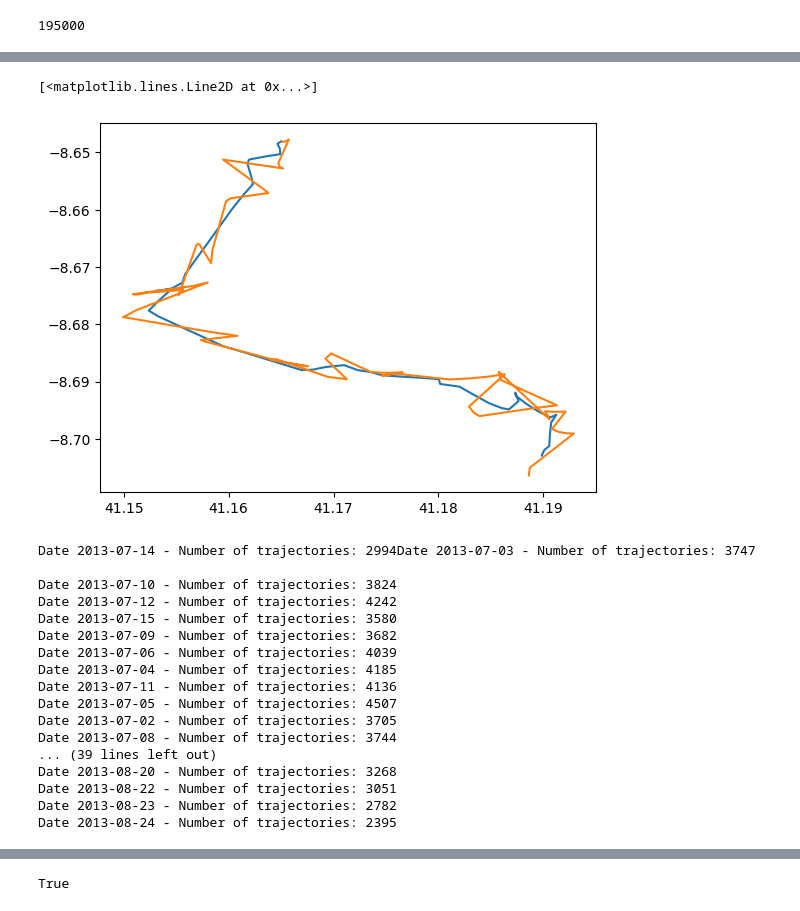
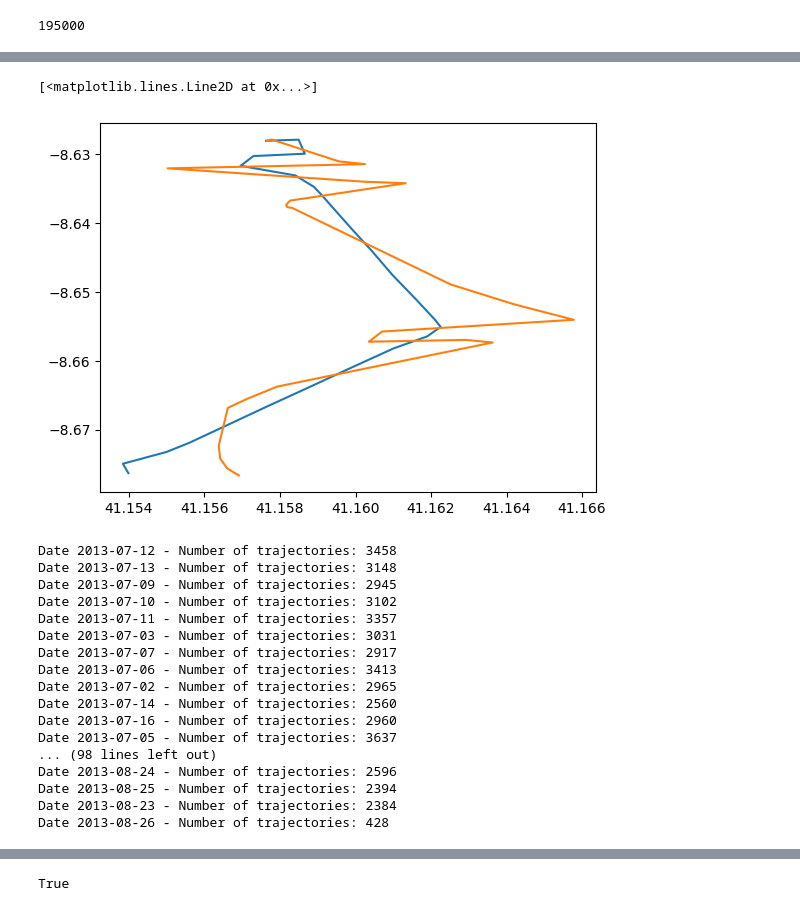
Before and after one commit to aromanrsc/APU-TrajGenPlus, a Jupyter notebook: data_preprocessing/one_set_three_tensors/process_porto_uci_protected_170_350_one_square_1000.ipynb, the cells around one changed output, grey strips where cells are left out. Saved outputs shown, nothing was run; the diff lists cells and outputs as text; code cells hidden in the pictures.

```diff
--- a/data_preprocessing/one_set_three_tensors/process_porto_uci_protected_170_350_one_square_1000.ipynb
+++ b/data_preprocessing/one_set_three_tensors/process_porto_uci_protected_170_350_one_square_1000.ipynb
@@ -38,14 +36,20 @@ POI_LON = DATA_CENTER_PORTO["lon"]
 
 working_days = ["monday", "tuesday", "wednesday", "thursday", "friday", "saturday", "sunday"]
 # %%
-FILE_PROTECTED = "../datasets/PaperResults/porto_all_Y_pred_adaptive_k_mean_min170_mean_max350_ntrajs_195000.pkl"
-DENORMALIZER_RANGES_FILE = "../datasets/PaperResults/porto_all_normalization_ranges_ntrajs_195000.pkl"
+FILE_PROTECTED = "../../datasets/PaperResults/porto_all_Y_pred_adaptive_k_mean_min170_mean_max350_ntrajs_195000.pkl"
+DENORMALIZER_RANGES_FILE = "../../datasets/PaperResults/porto_all_normalization_ranges_ntrajs_195000.pkl"
 
-PORTO_ORIGINAL_SQUARE_PATH = "../datasets/Porto/protected/porto_uci_filtered.pkl"
+PORTO_ORIGINAL_SQUARE_PATH = "../../datasets/Porto/protected/porto_uci_filtered.pkl"
 
 
-TRAFFIC_MAP_ORIGINAL_PATH =  "../datasets/PaperResults/traffic_maps/porto_traffic_map_170_350.pkl"
-PROTECTED_TRAFFIC_MAP_PATH =  "../datasets/PaperResults/traffic_maps/porto_protected_traffic_map_170_350.pkl"
+TRAFFIC_MAP_ORIGINAL_PATH_500 =  "../../datasets/PaperResults/traffic_maps/one_set_three_tensors/porto_traffic_map_500_one_square.pkl"
+PROTECTED_TRAFFIC_MAP_PATH_500 =  "../../datasets/PaperResults/traffic_maps/one_set_three_tensors/porto_protected_traffic_map_500_one_square.pkl"
+
+TRAFFIC_MAP_ORIGINAL_PATH_700 =  "../../datasets/PaperResults/traffic_maps/one_set_three_tensors/porto_traffic_map_700_one_square.pkl"
+PROTECTED_TRAFFIC_MAP_PATH_700 =  "../../datasets/PaperResults/traffic_maps/one_set_three_tensors/porto_protected_traffic_map_700_one_square.pkl"
+
+TRAFFIC_MAP_ORIGINAL_PATH_1000 =  "../../datasets/PaperResults/traffic_maps/one_set_three_tensors/porto_traffic_map_1000_one_square.pkl"
+PROTECTED_TRAFFIC_MAP_PATH_1000 =  "../../datasets/PaperResults/traffic_maps/one_set_three_tensors/porto_protected_traffic_map_1000_one_square.pkl"
 # %%
 def load_object(file_path, encoding=None):
     """
@@ -453,7 +402,7 @@ trajectories_protected = denormalize_data(trajectories_protected, normalization_
 # %%
 # Original
 trajectories_porto = load_object(PORTO_ORIGINAL_SQUARE_PATH)
-# trajectories_porto = get_data_in_square(data = trajectories_porto, square =DATA_SQUARE_PORTO)
+trajectories_porto = get_data_in_square(data = trajectories_porto, square=DATA_SQUARE_PORTO)
 trajectories_porto_subset = trajectories_porto[:len_protected]
 # %%
 len(trajectories_porto_subset)
@@ -497,10 +411,11 @@ array([-8.613009658059774, -8.6128237057913, -8.61250322247579,
 # %%
+index = 80000
 plt.plot()
-plt.plot(trajectories_porto_subset[30].lat, trajectories_porto_subset[30].lon)
-plt.plot(trajectories_protected[30][:,0], trajectories_protected[30][:,1])
+plt.plot(trajectories_porto_subset[index].lat, trajectories_porto_subset[index].lon)
+plt.plot(trajectories_protected[index][:,0], trajectories_protected[index][:,1])
 # %% [output]
 [<matplotlib.lines.Line2D at 0x...>]
-[figure, old version]
+[figure, new version]
 # %%
 # remove the first row from each original trajectory
 trajectories_porto_subset = [df.iloc[1:].reset_index(drop=True) for df in trajectories_porto_subset]
@@ -511,22 +455,23 @@ grid_squares = split_by_area(DATA_SQUARE_PORTO, target_area_m2=L_MIN*L_MIN)
 # %%
 porto_dates = get_dates(trajectories_porto_subset).drop_duplicates()
 # %%
-trajectories_porto_by_date = get_trajectories_by_date(trajectories_porto_subset, porto_dates, START_TIME, END_TIME)
+trajectories_porto_by_date_1000 = get_trajectories_by_date(trajectories_porto_1000, porto_dates, START_TIME, END_TIME)
+protected_by_date_1000 = get_trajectories_by_date(protected_porto_1000, porto_dates, START_TIME, END_TIME)
 # %% [output]
-Date 2013-07-14 - Number of trajectories: 2994Date 2013-07-03 - Number of trajectories: 3747
-
-Date 2013-07-10 - Number of trajectories: 3824
-Date 2013-07-12 - Number of trajectories: 4242
-Date 2013-07-15 - Number of trajectories: 3580
-Date 2013-07-09 - Number of trajectories: 3682
-Date 2013-07-06 - Number of trajectories: 4039
-Date 2013-07-04 - Number of trajectories: 4185
-Date 2013-07-11 - Number of trajectories: 4136
-Date 2013-07-05 - Number of trajectories: 4507
-Date 2013-07-02 - Number of trajectories: 3705
-Date 2013-07-08 - Number of trajectories: 3744
-... (39 lines left out)
-Date 2013-08-20 - Number of trajectories: 3268
-Date 2013-08-22 - Number of trajectories: 3051
-Date 2013-08-23 - Number of trajectories: 2782
-Date 2013-08-24 - Number of trajectories: 2395
+Date 2013-07-12 - Number of trajectories: 3458
+Date 2013-07-13 - Number of trajectories: 3148
+Date 2013-07-09 - Number of trajectories: 2945
+Date 2013-07-10 - Number of trajectories: 3102
+Date 2013-07-11 - Number of trajectories: 3357
+Date 2013-07-03 - Number of trajectories: 3031
+Date 2013-07-07 - Number of trajectories: 2917
+Date 2013-07-06 - Number of trajectories: 3413
+Date 2013-07-02 - Number of trajectories: 2965
+Date 2013-07-14 - Number of trajectories: 2560
+Date 2013-07-16 - Number of trajectories: 2960
+Date 2013-07-05 - Number of trajectories: 3637
+... (98 lines left out)
+Date 2013-08-24 - Number of trajectories: 2596
+Date 2013-08-25 - Number of trajectories: 2394
+Date 2013-08-23 - Number of trajectories: 2384
+Date 2013-08-26 - Number of trajectories: 428
```
Also changed, not shown: parts of 37 cells of this notebook, 2 other files.
